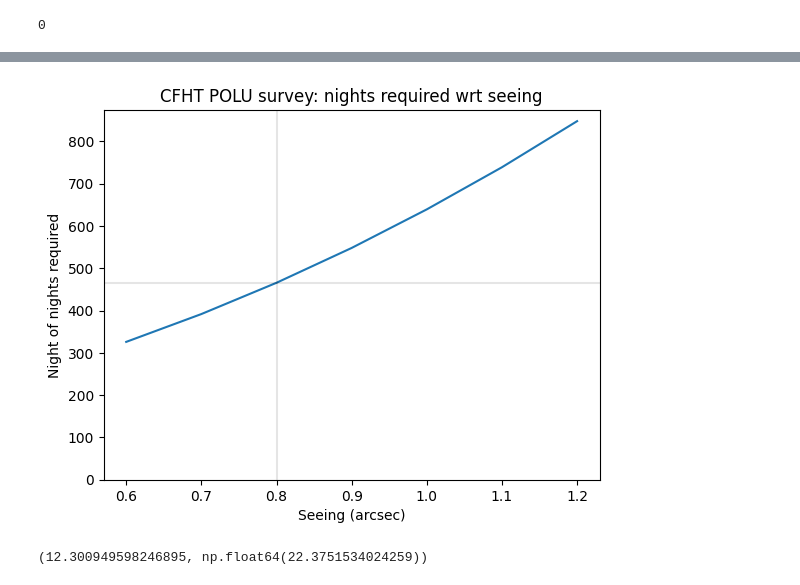
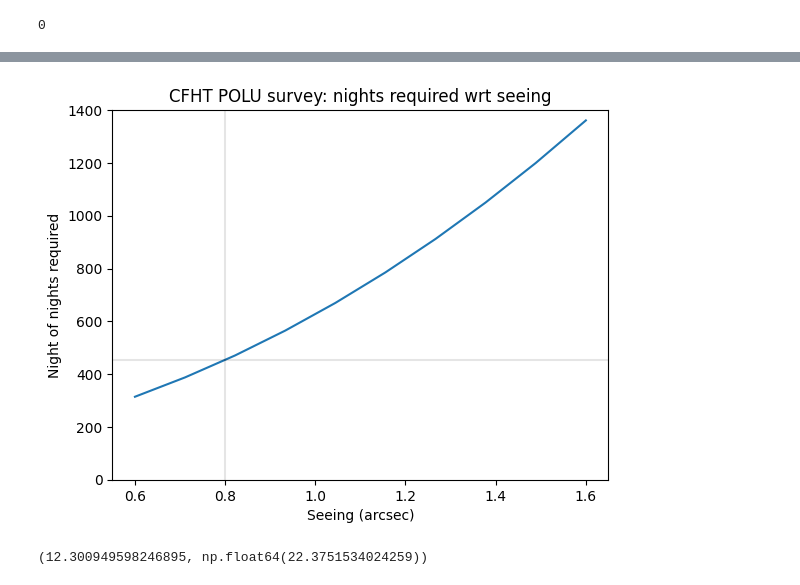
Before and after one commit to dstndstn/medium-band-surveys, a Jupyter notebook: cfis-stats.ipynb, the cells around one changed output, grey strips where cells are left out. Drawn from its saved outputs; the diff is of its cells as text; code cells hidden in the pictures.

```diff
--- a/cfis-stats.ipynb
+++ b/cfis-stats.ipynb
@@ -310,7 +312,7 @@ hrs_per_night = 5.
 mb_nom_sky = dict([(mb, diet.dark_sky[mb]) for mb in ['mb1', 'mb2']])
 
 def exptime(filter, sky, seeing):
-    tt = diet.psfexptime(snr=5.0 / np.sqrt(n_splits),
+    tt = diet_approx.psfexptime(snr=5.0 / np.sqrt(n_splits),
                          mAB=mag,
                          fluxormag='mag',
                          am=airmass,
@@ -353,7 +350,7 @@ hrs_total
 # %%
 nom_nights = hrs_total / hrs_per_night
 # %%
-seeings = np.linspace(0.6, 1.2, 7)
+seeings = np.linspace(0.6, 1.6, 10)
 
 total_nights = []
 for seeing in seeings:
@@ -387,15 +366,15 @@ Pixel stddev due to read-noise: 3.1 ADU
 # %%
 plt.plot(seeings, total_nights, '-');
 plt.xlabel('Seeing (arcsec)')
 plt.ylabel('Night of nights required')
 plt.axhline(nom_nights, color='k', alpha=0.1)
 plt.axvline(nom_seeing, color='k', alpha=0.1);
 plt.title('CFHT POLU survey: nights required wrt seeing');
 yl,yh = plt.ylim()
-plt.ylim(0, yh)
+plt.ylim(0, 1400)
 plt.savefig('time-seeing.png')
 # %% [output]
-[figure, old version]
+[figure, new version]
 # %%
 skyrate = diet.dark_sky['mb1'] # e-/sec/pixel
 zpt = diet.zpts['mb1'] # AB mag, for e-/sec units
```
Also changed, not shown: parts of 8 cells of this notebook, 1 other file.
